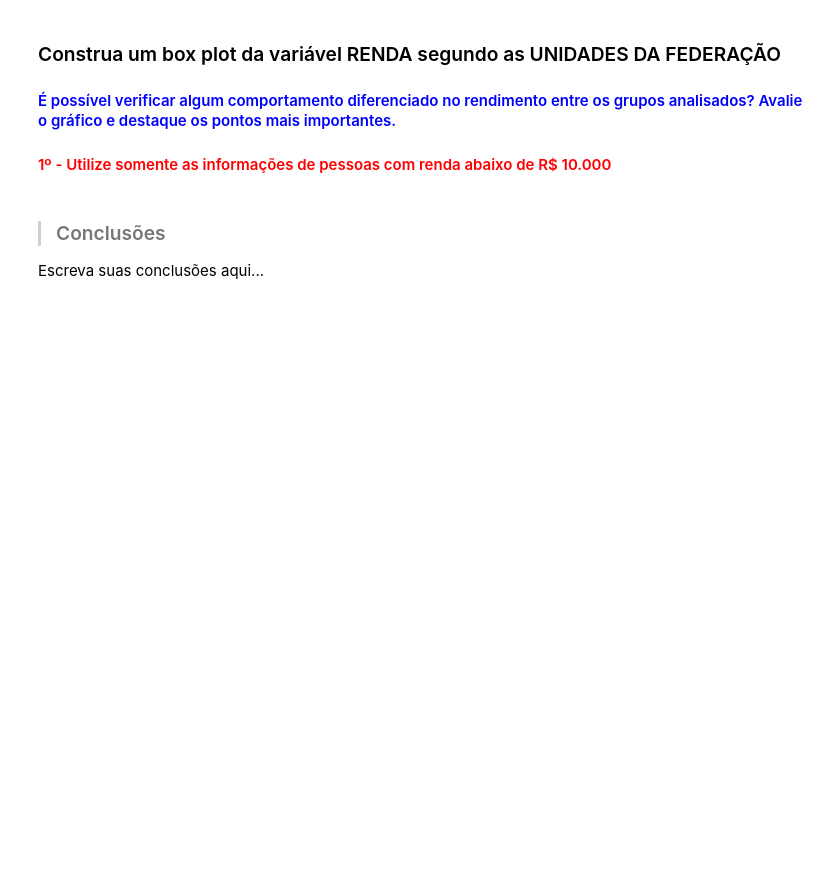
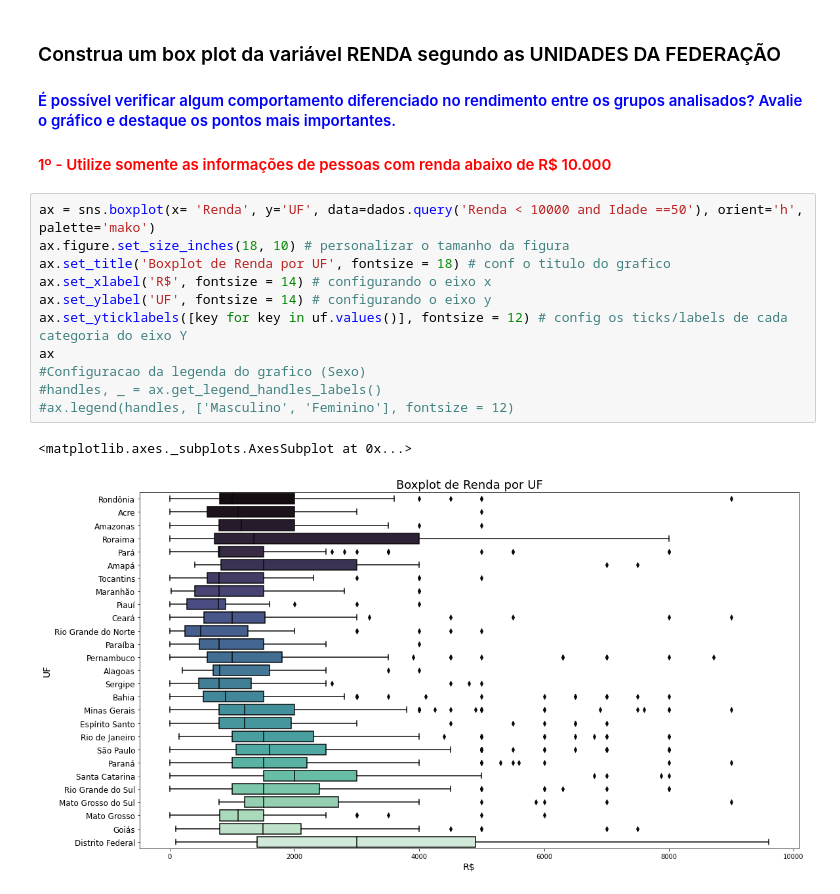
Before and after one commit to ecomunick/python_projects, a Jupyter notebook: statistics1/Análise_Descritiva.ipynb, the cells around one changed output. Drawn from its saved outputs; the diff is of its cells as text; blank space fills up the shorter version.

```diff
--- a/statistics1/Análise_Descritiva.ipynb
+++ b/statistics1/Análise_Descritiva.ipynb
@@ -478,7 +652,17 @@ Escreva suas conclusões aqui...
 ### Construa um box plot da variável RENDA segundo as UNIDADES DA FEDERAÇÃO
 #### <font color='blue'>É possível verificar algum comportamento diferenciado no rendimento entre os grupos analisados? Avalie o gráfico e destaque os pontos mais importantes.</font>
 #### <font color='red'>1º - Utilize somente as informações de pessoas com renda abaixo de R$ 10.000</font>
-# %% [markdown]
-> ### Conclusões
-
-Escreva suas conclusões aqui...
+# %%
+ax = sns.boxplot(x= 'Renda', y='UF', data=dados.query('Renda < 10000 and Idade ==50'), orient='h', palette='mako')
+ax.figure.set_size_inches(18, 10) # personalizar o tamanho da figura
+ax.set_title('Boxplot de Renda por UF', fontsize = 18) # conf o titulo do grafico
+ax.set_xlabel('R$', fontsize = 14) # configurando o eixo x
+ax.set_ylabel('UF', fontsize = 14) # configurando o eixo y
+ax.set_yticklabels([key for key in uf.values()], fontsize = 12) # config os ticks/labels de cada categoria do eixo Y
+ax
+#Configuracao da legenda do grafico (Sexo)
+#handles, _ = ax.get_legend_handles_labels()
+#ax.legend(handles, ['Masculino', 'Feminino'], fontsize = 12)
+# %% [output]
+<matplotlib.axes._subplots.AxesSubplot at 0x...>
+[figure, added]
```
Also changed, not shown: parts of 24 cells of this notebook.
